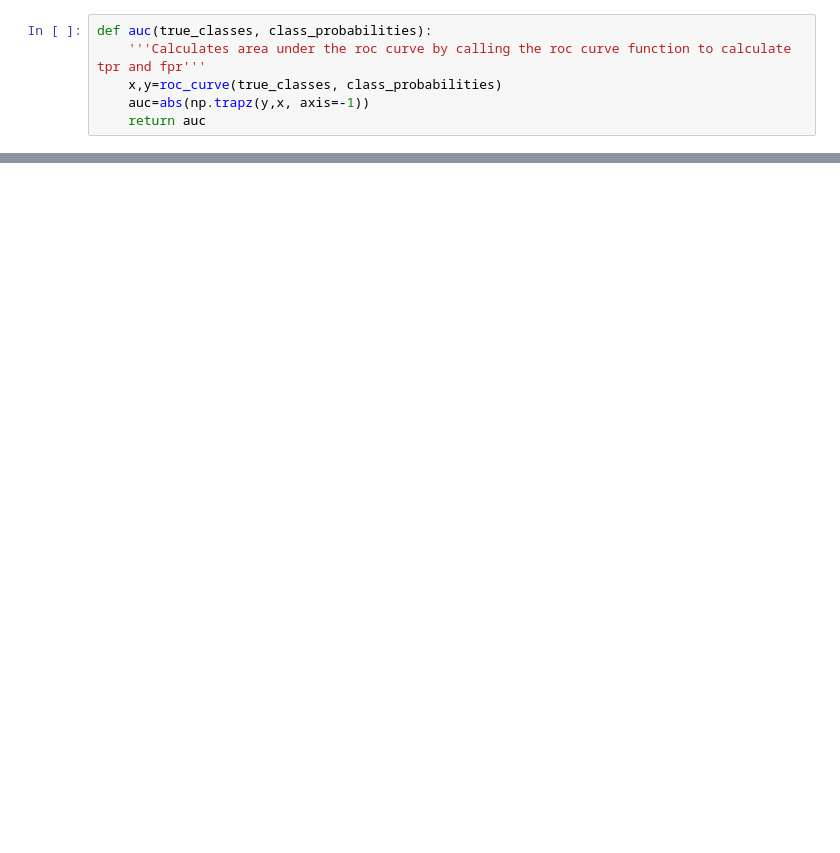
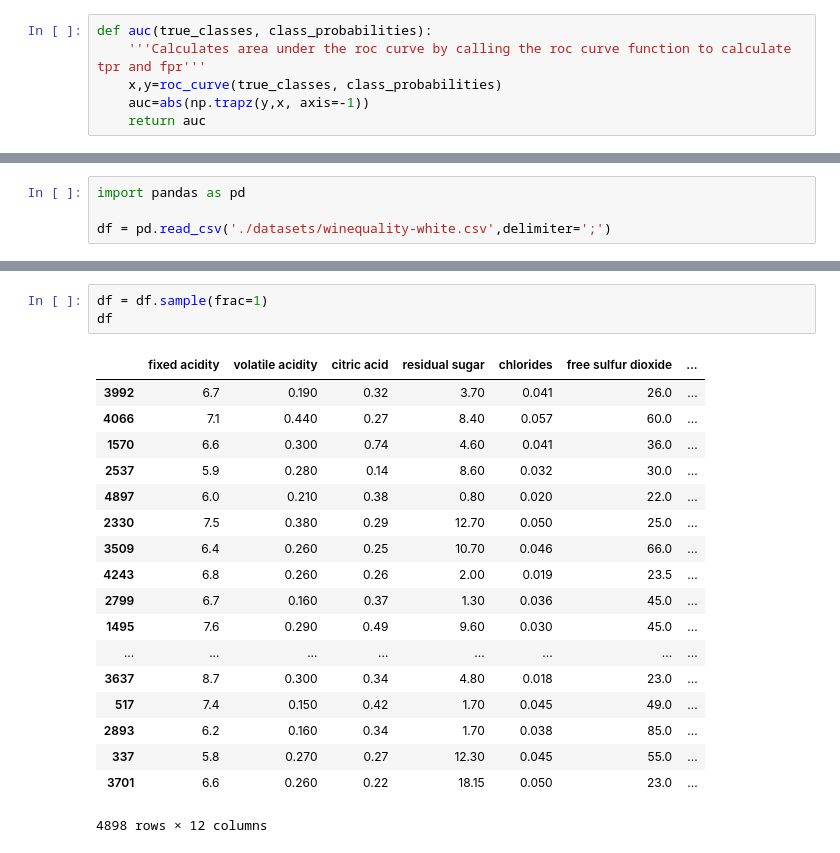
Before and after one commit to mbennett4478/k-nearest-neighbor-model, a Jupyter notebook: bennett_matthew_stephen_shield_assignment1.ipynb, the cells around one changed output, grey strips where cells are left out. Drawn from its saved outputs; the diff is of its cells as text; blank space fills up the shorter version.

```diff
--- a/bennett_matthew_stephen_shield_assignment1.ipynb
+++ b/bennett_matthew_stephen_shield_assignment1.ipynb
@@ -91,0 +98,4 @@ m.test()
+# %%
+import pandas as pd
+
+df = pd.read_csv('./datasets/winequality-white.csv',delimiter=';')
@@ -91,0 +121,22 @@ m.test()
+# %%
+df = df.sample(frac=1)
+df
+# %% [output]
+|  | fixed acidity | volatile acidity | citric acid | residual sugar | chlorides | free sulfur dioxide | ... |
+| 3992 | 6.7 | 0.190 | 0.32 | 3.70 | 0.041 | 26.0 | ... |
+| 4066 | 7.1 | 0.440 | 0.27 | 8.40 | 0.057 | 60.0 | ... |
+| 1570 | 6.6 | 0.300 | 0.74 | 4.60 | 0.041 | 36.0 | ... |
+| 2537 | 5.9 | 0.280 | 0.14 | 8.60 | 0.032 | 30.0 | ... |
+| 4897 | 6.0 | 0.210 | 0.38 | 0.80 | 0.020 | 22.0 | ... |
+| 2330 | 7.5 | 0.380 | 0.29 | 12.70 | 0.050 | 25.0 | ... |
+| 3509 | 6.4 | 0.260 | 0.25 | 10.70 | 0.046 | 66.0 | ... |
+| 4243 | 6.8 | 0.260 | 0.26 | 2.00 | 0.019 | 23.5 | ... |
+| 2799 | 6.7 | 0.160 | 0.37 | 1.30 | 0.036 | 45.0 | ... |
+| 1495 | 7.6 | 0.290 | 0.49 | 9.60 | 0.030 | 45.0 | ... |
+| ... | ... | ... | ... | ... | ... | ... | ... |
+| 3637 | 8.7 | 0.300 | 0.34 | 4.80 | 0.018 | 23.0 | ... |
+| 517 | 7.4 | 0.150 | 0.42 | 1.70 | 0.045 | 49.0 | ... |
+| 2893 | 6.2 | 0.160 | 0.34 | 1.70 | 0.038 | 85.0 | ... |
+| 337 | 5.8 | 0.270 | 0.27 | 12.30 | 0.045 | 55.0 | ... |
+| 3701 | 6.6 | 0.260 | 0.22 | 18.15 | 0.050 | 23.0 | ... |
+4898 rows × 12 columns
```
Also changed, not shown: parts of 8 cells of this notebook, 1 other file.
